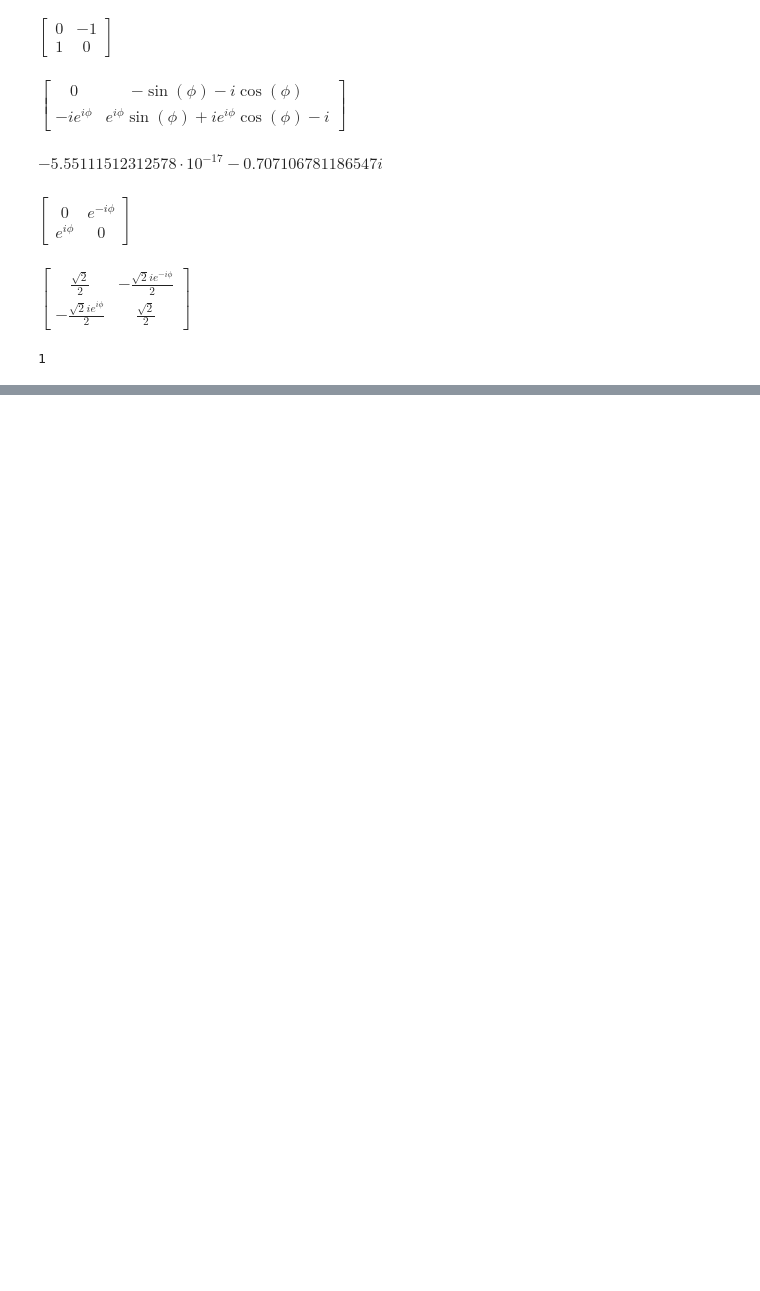
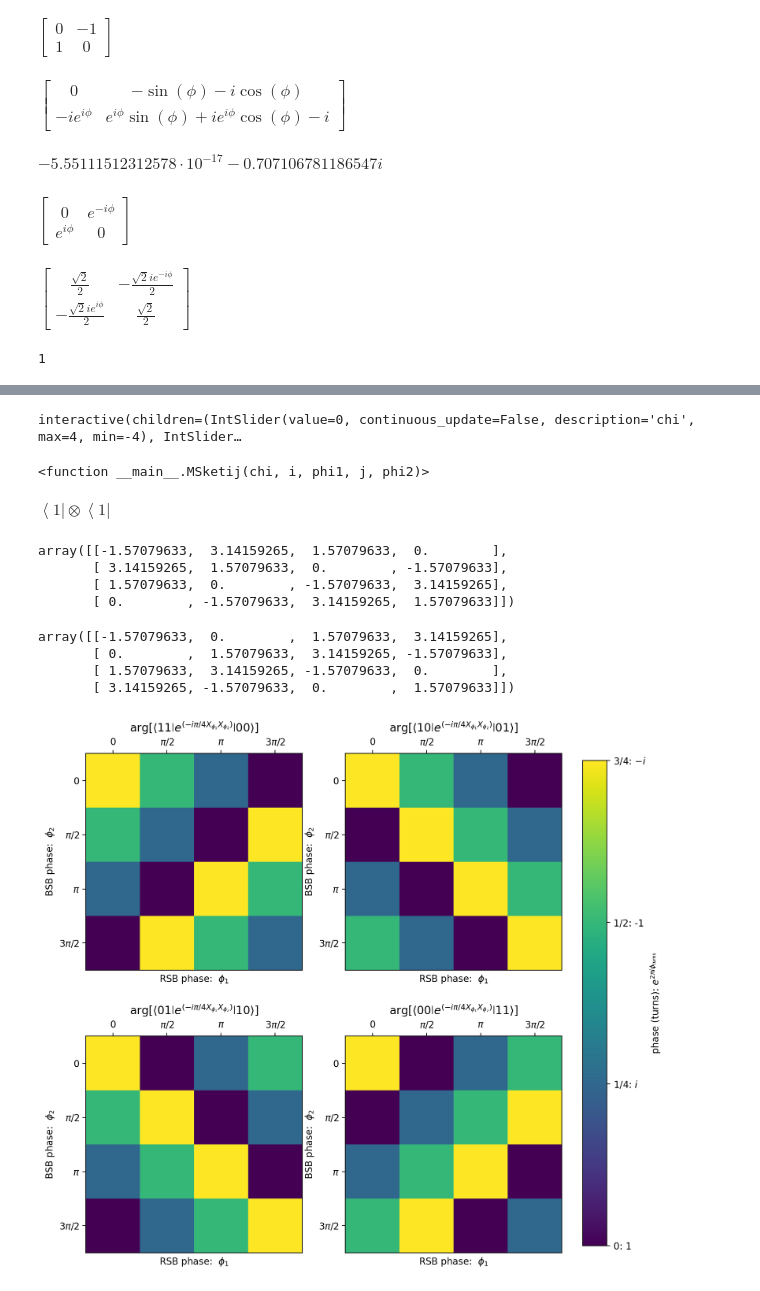
Before and after one commit to madi-lts/qm-demos, a Jupyter notebook: 2Q-gates.ipynb, the cells around one changed output, grey strips where cells are left out. Saved outputs shown, nothing was run; the diff lists cells and outputs as text; code cells hidden in the pictures; blank space fills up the shorter version.

Commit message:
MS gate plot

```diff
--- a/2Q-gates.ipynb
+++ b/2Q-gates.ipynb
@@ -139,0 +147,7 @@ print(equalcond)
+# %%
+phi1, phi2, chi = sy.symbols(r'\phi_1 \phi_2 \chi',real=True)
+# %%
+iden2 = kron(iden,iden)
+I2 = kron(I_,I_)
+XX = sy.Matrix(np.kron(sigphi(phi1),sigphi(phi2)))
+XX
@@ -139,0 +200,3 @@ print(equalcond)
+# %%
+def MSketij(chi,i,phi1,j,phi2):
+    return qm.qapply(MS(pi/2*chi,pi/2*phi1,pi/2*phi2,matrix=False)*ketij(i,j))
@@ -139,0 +221,68 @@ print(equalcond)
+# %%
+ipywidgets.interact(MSketij,chi=slider(),i=0,phi1=slider(),j=0,phi2=slider())
+# %% [output]
+interactive(children=(IntSlider(value=0, continuous_update=False, description='chi', max=4, min=-4), IntSlider…
+<function __main__.MSketij(chi, i, phi1, j, phi2)>
+# %%
+def phaseij(i,j):
+    return np.array([[sy.N(sy.arg(qm.qapply(sy.sqrt(2)*braij(int(not i),int(not j))*MSketij(1,i,phi1,j,phi2))))
+                      for phi1 in np.arange(0,4)] for phi2 in np.arange(0,4)],
+                    dtype=float)
+ticks = [0,1,2,3]
+ticklabs = ['0', r'$\pi/2$', r'$\pi$',r'$3\pi/2$']
+# %%
+braij(1,1)
+# %% [output]
+$\displaystyle {{\left\langle 1\right|}}\otimes {{\left\langle 1\right|}}$
+# %%
+phaseij(0,0)
+# %% [output]
+array([[-1.57079633,  3.14159265,  1.57079633,  0.        ],
+       [ 3.14159265,  1.57079633,  0.        , -1.57079633],
+       [ 1.57079633,  0.        , -1.57079633,  3.14159265],
+       [ 0.        , -1.57079633,  3.14159265,  1.57079633]])
+# %%
+phaseij(1,1)
+# %% [output]
+array([[-1.57079633,  0.        ,  1.57079633,  3.14159265],
+       [ 0.        ,  1.57079633,  3.14159265, -1.57079633],
+       [ 1.57079633,  3.14159265, -1.57079633,  0.        ],
+       [ 3.14159265, -1.57079633,  0.        ,  1.57079633]])
+# %%
+fig, axs = plt.subplots(2,2,figsize=(10,10))
+ims = np.zeros(4)
+def MS_phase_plot(ax,i,j):
+    ij = str(i)+str(j)
+    notij = str(int(not i)) + str(int(not j))
+    im = ax.imshow((phaseij(i,j)%(2*np.pi))/(2*np.pi))
+    ticks = [0,1,2,3]
+    ticklabs = ['0', r'$\pi/2$', r'$\pi$',r'$3\pi/2$']
+    ax.xaxis.tick_top()
+    ax.set_xticks(ticks)
+    ax.set_xticklabels(ticklabs)
+    ax.set_yticks(ticks)
+    ax.set_yticklabels(ticklabs)
+
+    # divider = make_axes_locatable(axs[i][j])
+    # cax = divider.append_axes("right", size="5%", pad=0.05)
+    # cbar = fig.colorbar(im, cax=cax)
+
+    ax.set_xlabel(r'RSB phase:  $\phi_1$',fontsize=10)
+    ax.set_ylabel(r'BSB phase:  $\phi_2$',fontsize=10)
+    title=r'$\arg[\left<'+notij+r'\right|e^{(-i\pi/4X_{\phi_1}X_{\phi_2})}\left|'+ij+r'\right>]$'
+    ax.set_title(title, fontsize=12)
+
+    return im
+
+ims = []
+for i in range(2):
+    for j in range(2):
+        ims.append(MS_phase_plot(axs[i, j], i, j))
+# fig.suptitle('MS gate action on 2Q basis states')
+cbar = fig.colorbar(ims[0], ax=axs, fraction=0.0465, pad=0.04)
+cbar.ax.set_yticks([0,0.25,0.5,0.75])
+cbar.ax.set_yticklabels(['0: 1' ,r'1/4: $i$', '1/2: -1', r'3/4: $-i$'])
+cbar.ax.set_ylabel(r'phase (turns): $e^{2\pi i\phi_{\text{turns}}}$',fontsize=10)
+plt.show()
+# %% [output]
+[figure, added]
```
Also changed, not shown: parts of 15 cells of this notebook.
